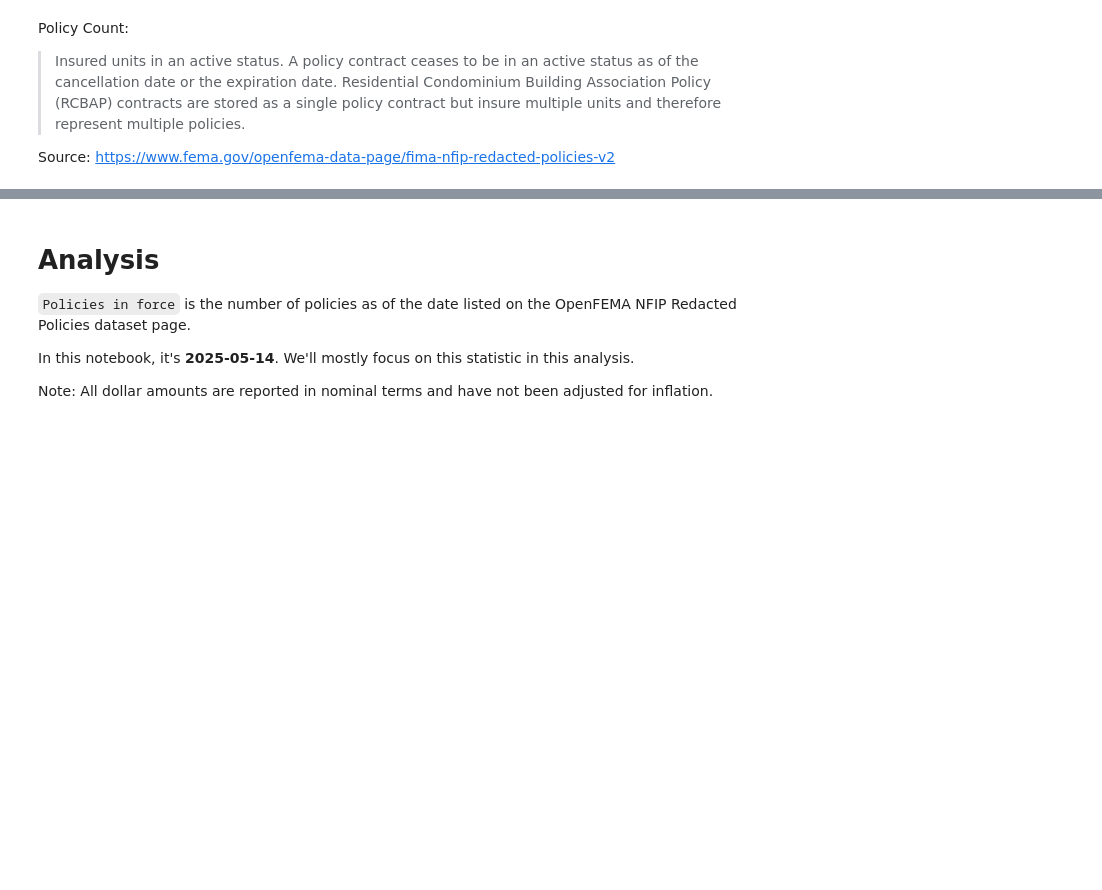
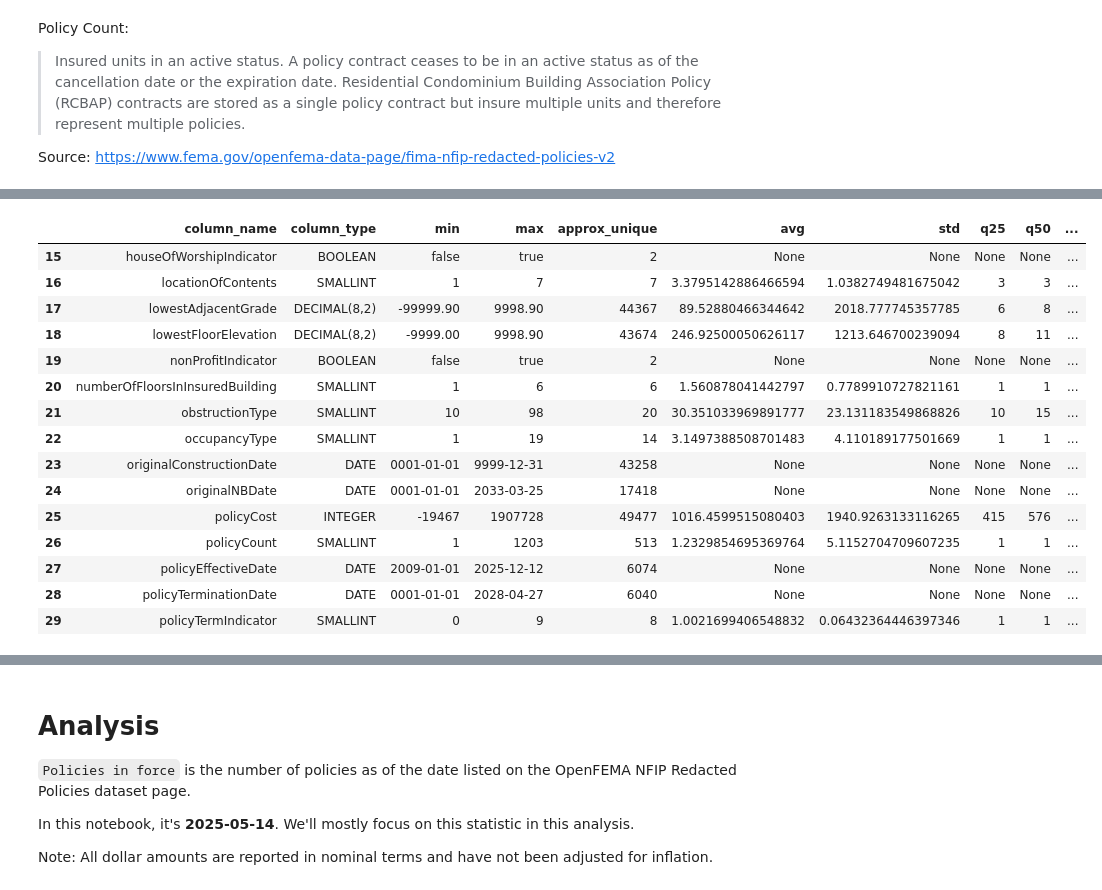
Before and after one commit to mebauer/duckdb-fema-nfip, a Jupyter notebook: analysis-policies.ipynb, the cells around one changed output, grey strips where cells are left out. Drawn from its saved outputs; the diff is of its cells as text; code cells hidden in the pictures; blank space fills up the shorter version.

```diff
--- a/analysis-policies.ipynb
+++ b/analysis-policies.ipynb
@@ -319,0 +357,20 @@ Source: https://www.fema.gov/openfema-data-page/fima-nfip-redacted-policies-v2
+# %%
+# slice through columns for readability
+summarize_df.iloc[15:30, :]
+# %% [output]
+|  | column_name | column_type | min | max | approx_unique | avg | std | q25 | q50 | ... |
+| 15 | houseOfWorshipIndicator | BOOLEAN | false | true | 2 | None | None | None | None | ... |
+| 16 | locationOfContents | SMALLINT | 1 | 7 | 7 | 3.3795142886466594 | 1.0382749481675042 | 3 | 3 | ... |
+| 17 | lowestAdjacentGrade | DECIMAL(8,2) | -99999.90 | 9998.90 | 44367 | 89.52880466344642 | 2018.777745357785 | 6 | 8 | ... |
+| 18 | lowestFloorElevation | DECIMAL(8,2) | -9999.00 | 9998.90 | 43674 | 246.92500050626117 | 1213.646700239094 | 8 | 11 | ... |
+| 19 | nonProfitIndicator | BOOLEAN | false | true | 2 | None | None | None | None | ... |
+| 20 | numberOfFloorsInInsuredBuilding | SMALLINT | 1 | 6 | 6 | 1.560878041442797 | 0.7789910727821161 | 1 | 1 | ... |
+| 21 | obstructionType | SMALLINT | 10 | 98 | 20 | 30.351033969891777 | 23.131183549868826 | 10 | 15 | ... |
+| 22 | occupancyType | SMALLINT | 1 | 19 | 14 | 3.1497388508701483 | 4.110189177501669 | 1 | 1 | ... |
+| 23 | originalConstructionDate | DATE | 0001-01-01 | 9999-12-31 | 43258 | None | None | None | None | ... |
+| 24 | originalNBDate | DATE | 0001-01-01 | 2033-03-25 | 17418 | None | None | None | None | ... |
+| 25 | policyCost | INTEGER | -19467 | 1907728 | 49477 | 1016.4599515080403 | 1940.9263133116265 | 415 | 576 | ... |
+| 26 | policyCount | SMALLINT | 1 | 1203 | 513 | 1.2329854695369764 | 5.1152704709607235 | 1 | 1 | ... |
+| 27 | policyEffectiveDate | DATE | 2009-01-01 | 2025-12-12 | 6074 | None | None | None | None | ... |
+| 28 | policyTerminationDate | DATE | 0001-01-01 | 2028-04-27 | 6040 | None | None | None | None | ... |
+| 29 | policyTermIndicator | SMALLINT | 0 | 9 | 8 | 1.0021699406548832 | 0.06432364446397346 | 1 | 1 | ... |
```
Also changed, not shown: parts of 11 cells of this notebook, 2 other files.
